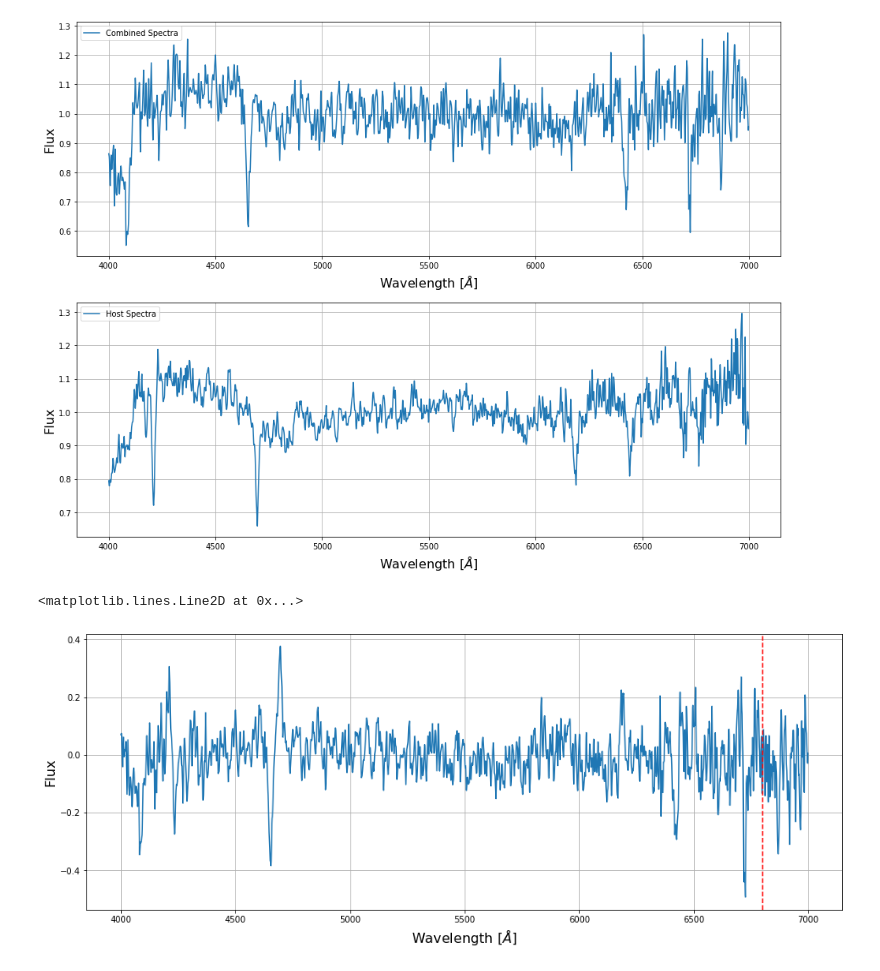
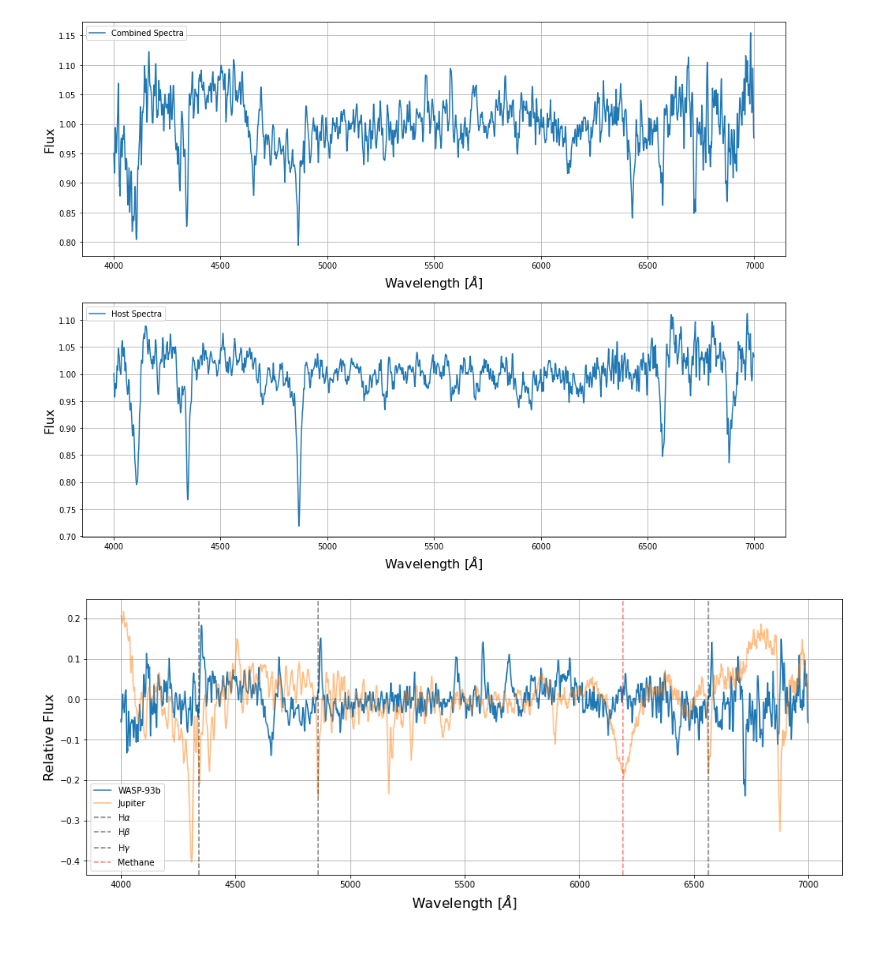
Before and after one commit to noahfranz13/ExoSpec, a Jupyter notebook: transitAnalysis.ipynb, the cells around one changed output. Cells and saved outputs as stored; diff of their text form; code cells hidden in the pictures.

Commit message:
Create plot of WASP-93b with Jupiter overlayed

```diff
--- a/transitAnalysis.ipynb
+++ b/transitAnalysis.ipynb
@@ -13,9 +15,12 @@ postTransitPaths = glob.glob(postTransit+"*")
 
 duringTransit = '/home/ubuntu/Documents/ObsAstro/Data/duringTransitOutput/'
 transitPaths = glob.glob(duringTransit+"*")
+
+jupPath = '/home/ubuntu/Documents/ObsAstro/Data/Jupiter_20211109T005343.fit'
 # %%
-combSpec = BreyoSpec(transitPaths[0]) # combined spectrum
-hostSpec = BreyoSpec(postTransitPaths[0]) # host star spectrum
+combSpec = BreyoSpec(transitPaths) # combined spectrum
+hostSpec = BreyoSpec(postTransitPaths) # host star spectrum
+jupSpec = BreyoSpec(jupPath)
 # %% [output]
 WARNING: Model is linear in parameters; consider using linear fitting methods. [astropy.modeling.fitting]
 WARNING: Model is linear in parameters; consider using linear fitting methods. [astropy.modeling.fitting]
@@ -28,17 +41,24 @@ hostSpec.plot(ax=ax2, label='Host Spectra')
 ax1.legend()
 ax2.legend();
 # %% [output]
-[figure, old version]
+[figure, new version]
 # %%
 exoFlux = combSpec.flux - hostSpec.flux
 wave = combSpec.wave
 
 fig, ax = plt.subplots(figsize=(16,6))
-ax.plot(wave, exoFlux)
+ax.plot(wave, exoFlux, label="WASP-93b")
+ax.plot(jupSpec.wave, jupSpec.flux - np.mean(jupSpec.flux), alpha=0.5, label="Jupiter")
 ax.set_xlabel('Wavelength [$\AA$]', fontsize=16)
-ax.set_ylabel('Flux', fontsize=16)
+ax.set_ylabel('Relative Flux', fontsize=16)
+ax.axvline( 6562.8, color='k', linestyle='--', label=r'H$\alpha$', alpha=0.5)
+ax.axvline( 4861.3, color='k', linestyle='--', label=r'H$\beta$', alpha=0.5)
+ax.axvline( 4340.4, color='k', linestyle='--', label=r'H$\gamma$', alpha=0.5)
+ax.axvline( 6190, color='r', linestyle='--', label=r'Methane', alpha=0.5)
+
+
 ax.grid()
-ax.axvline(6800, color='r', linestyle='--')
+
+ax.legend();
 # %% [output]
-<matplotlib.lines.Line2D at 0x...>
-[figure, old version]
+[figure, new version]
```
Also changed, not shown: parts of 2 cells of this notebook, 1 other file.
